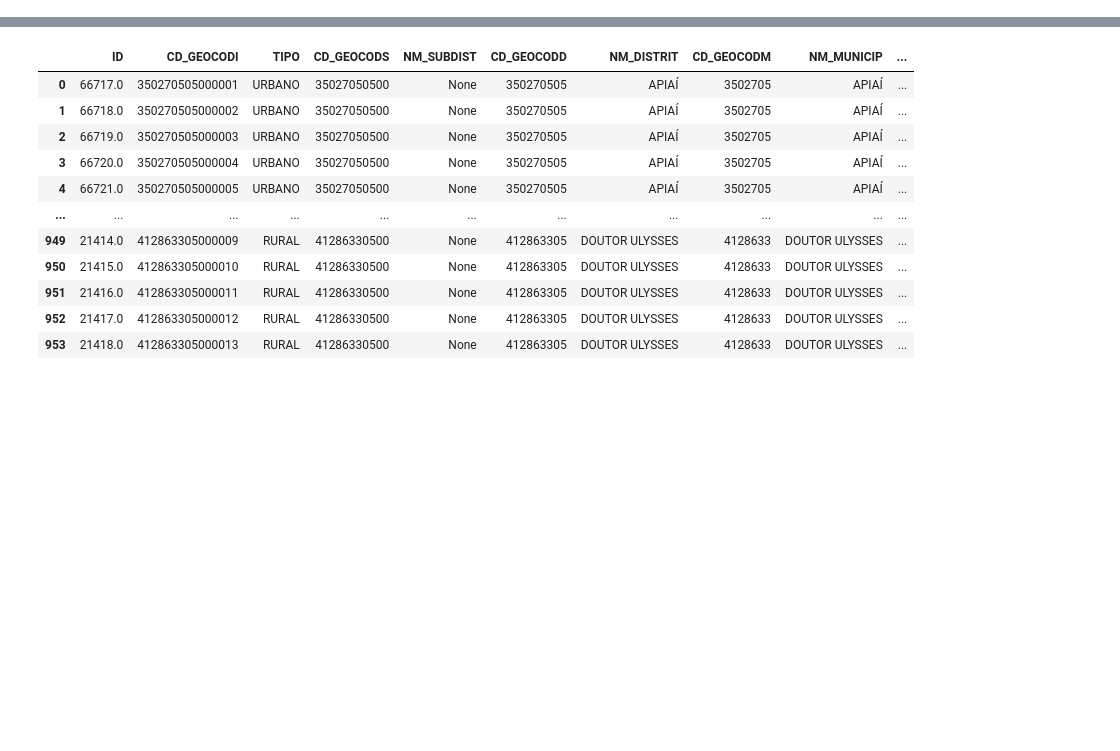
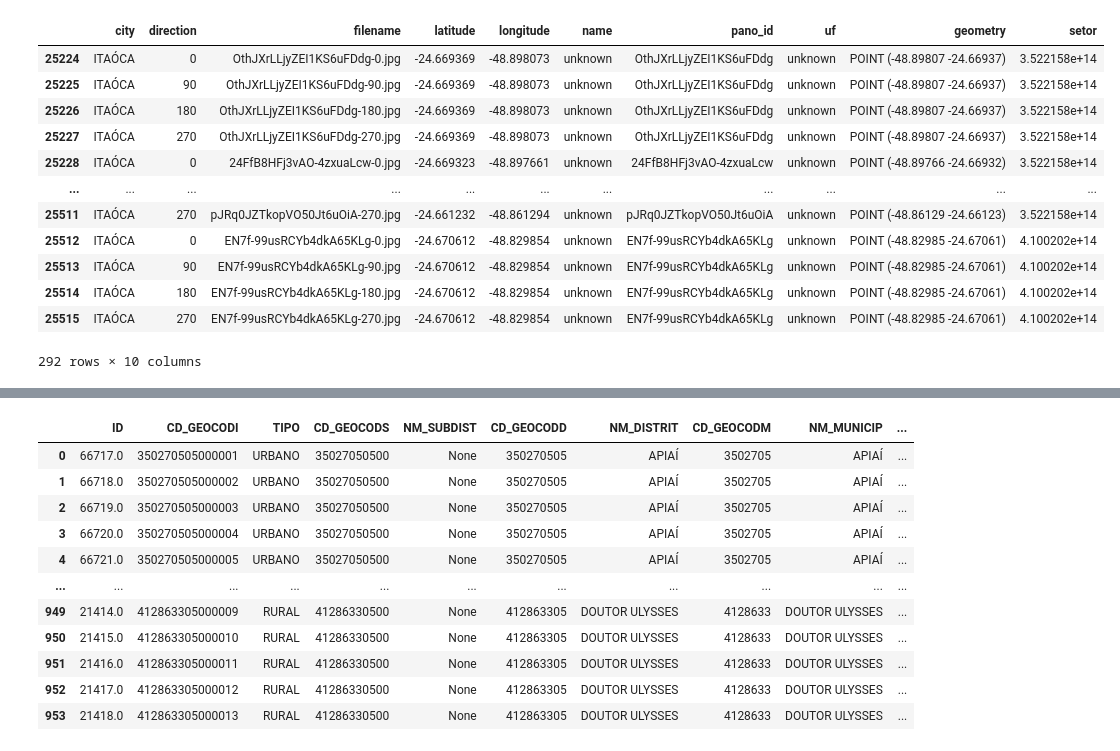
Before and after one commit to PARSECworld/streetsValeRibeira, a Jupyter notebook: street_crawler/2_StreetsImagesAnalysisPlots.ipynb, the cells around one changed output, grey strips where cells are left out. Saved outputs shown, nothing was run; the diff lists cells and outputs as text; code cells hidden in the pictures; blank space fills up the shorter version.

```diff
--- a/street_crawler/2_StreetsImagesAnalysisPlots.ipynb
+++ b/street_crawler/2_StreetsImagesAnalysisPlots.ipynb
@@ -10,0 +12,4 @@ vale = gpd.read_file('raw_data/shapefiles/setoresCensitarios_VR.shp')
+# %%
+df = geo[geo['pano_id'] != 'pano_id']
+df['latitude'] = df['latitude'].astype(float)
+df['longitude'] = df['longitude'].astype(float)
@@ -10,0 +22,3 @@ vale = gpd.read_file('raw_data/shapefiles/setoresCensitarios_VR.shp')
+# %%
+df = df.drop_duplicates(subset=['pano_id', 'direction'])
+df = df[(df['latitude'] < 10)&(df['longitude'] > -75)&(df['longitude'] < -25)]
@@ -11 +53,50 @@ vale = gpd.read_file('raw_data/shapefiles/setoresCensitarios_VR.shp')
+# %%
+city_codes = {
+    'PARIQUERA-AÇU': 3536208,
+    'RIBEIRA': 3542800,
+    'ITAÓCA': 3522158,
+    'CANANÉIA': 3509908,
+    'ELDORADO': 3514809,
+    'IGUAPE': 3520301,
+    'ILHA COMPRIDA': 3520426,
+    'JACUPIRANGA': 3524600,
+    'IPORANGA': 3521200,
+    'JUQUIÁ': 3526100,
+    'ITARIRI': 3523305,
+    'JUQUITIBA': 3526209,
+    'ITAPIRAPUÃ PAULISTA': 3522653,
+    'MIRACATU': 3529906,
+    'TAPIRAÍ': 3553500,
+    'SÃO LOURENÇO DA SERRA': 3549953,
+    'REGISTRO': 3542602,
+    'SETE BARRAS': 3551801,
+    'PEDRO DE TOLEDO': 3537206,
+    'CAJATI': 3509254,
+    'CERRO AZUL': 4105201,
+    'ITAPERUÇU': 4111258,
+    'BOCAIÚVA DO SUL': 4103107,
+    'TUNAS DO PARANÁ': 4127882,
+    'RIO BRANCO DO SUL': 4122206,
+    'BARRA DO TURVO': 3505401,
+    'APIAÍ': 3502705,
+    'BARRA DO CHAPÉU': 3505351,
+    'DOUTOR ULYSSES': 4128633,
+    'ADRIANÓPOLIS': 4100202
+}
+city_dots = geo[geo['city'] == 'ITAÓCA']
+city_dots
+# %% [output]
+|  | city | direction | filename | latitude | longitude | name | pano_id | uf | geometry | setor |
+| 25224 | ITAÓCA | 0 | OthJXrLLjyZEI1KS6uFDdg-0.jpg | -24.669369 | -48.898073 | unknown | OthJXrLLjyZEI1KS6uFDdg | unknown | POINT (-48.89807 -24.66937) | 3.522158e+14 |
+| 25225 | ITAÓCA | 90 | OthJXrLLjyZEI1KS6uFDdg-90.jpg | -24.669369 | -48.898073 | unknown | OthJXrLLjyZEI1KS6uFDdg | unknown | POINT (-48.89807 -24.66937) | 3.522158e+14 |
+| 25226 | ITAÓCA | 180 | OthJXrLLjyZEI1KS6uFDdg-180.jpg | -24.669369 | -48.898073 | unknown | OthJXrLLjyZEI1KS6uFDdg | unknown | POINT (-48.89807 -24.66937) | 3.522158e+14 |
+| 25227 | ITAÓCA | 270 | OthJXrLLjyZEI1KS6uFDdg-270.jpg | -24.669369 | -48.898073 | unknown | OthJXrLLjyZEI1KS6uFDdg | unknown | POINT (-48.89807 -24.66937) | 3.522158e+14 |
+| 25228 | ITAÓCA | 0 | 24FfB8HFj3vAO-4zxuaLcw-0.jpg | -24.669323 | -48.897661 | unknown | 24FfB8HFj3vAO-4zxuaLcw | unknown | POINT (-48.89766 -24.66932) | 3.522158e+14 |
+| ... | ... | ... | ... | ... | ... | ... | ... | ... | ... | ... |
+| 25511 | ITAÓCA | 270 | pJRq0JZTkopVO50Jt6uOiA-270.jpg | -24.661232 | -48.861294 | unknown | pJRq0JZTkopVO50Jt6uOiA | unknown | POINT (-48.86129 -24.66123) | 3.522158e+14 |
+| 25512 | ITAÓCA | 0 | EN7f-99usRCYb4dkA65KLg-0.jpg | -24.670612 | -48.829854 | unknown | EN7f-99usRCYb4dkA65KLg | unknown | POINT (-48.82985 -24.67061) | 4.100202e+14 |
+| 25513 | ITAÓCA | 90 | EN7f-99usRCYb4dkA65KLg-90.jpg | -24.670612 | -48.829854 | unknown | EN7f-99usRCYb4dkA65KLg | unknown | POINT (-48.82985 -24.67061) | 4.100202e+14 |
+| 25514 | ITAÓCA | 180 | EN7f-99usRCYb4dkA65KLg-180.jpg | -24.670612 | -48.829854 | unknown | EN7f-99usRCYb4dkA65KLg | unknown | POINT (-48.82985 -24.67061) | 4.100202e+14 |
+| 25515 | ITAÓCA | 270 | EN7f-99usRCYb4dkA65KLg-270.jpg | -24.670612 | -48.829854 | unknown | EN7f-99usRCYb4dkA65KLg | unknown | POINT (-48.82985 -24.67061) | 4.100202e+14 |
+292 rows × 10 columns
 # %%
```
Also changed, not shown: parts of 20 cells of this notebook, 5 other files.
